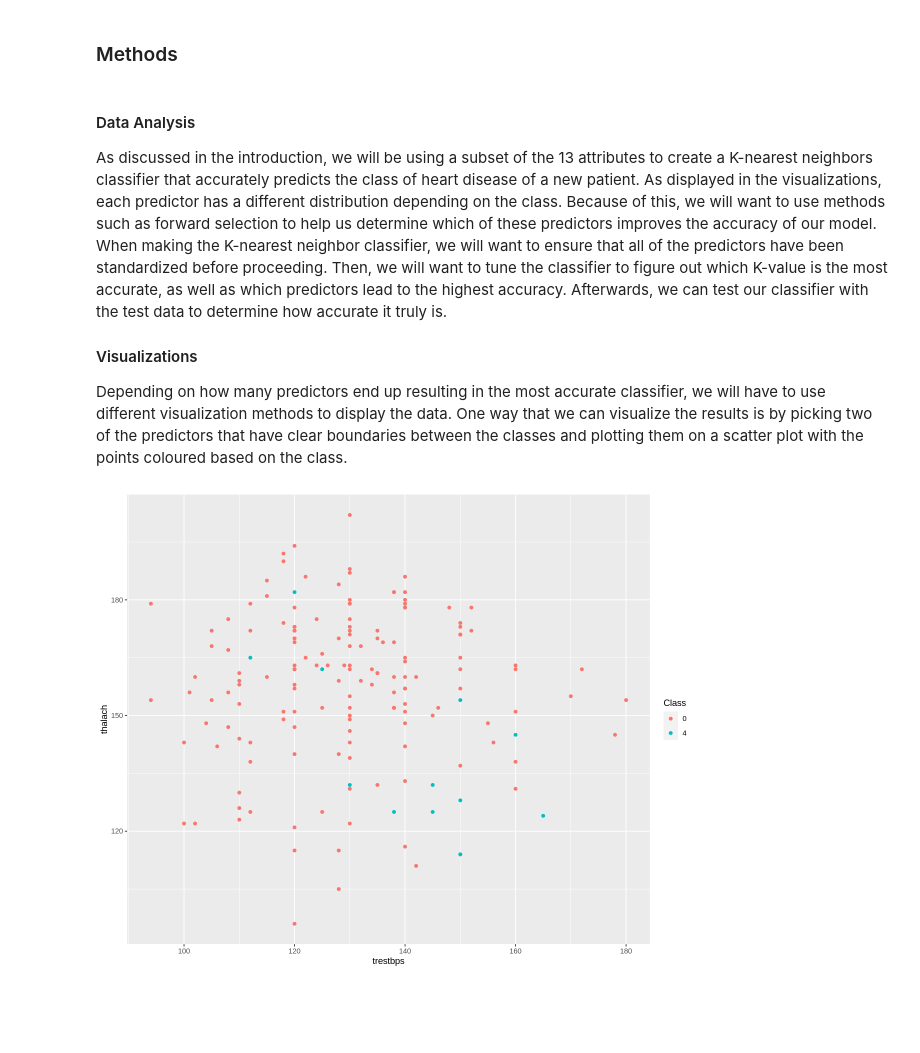
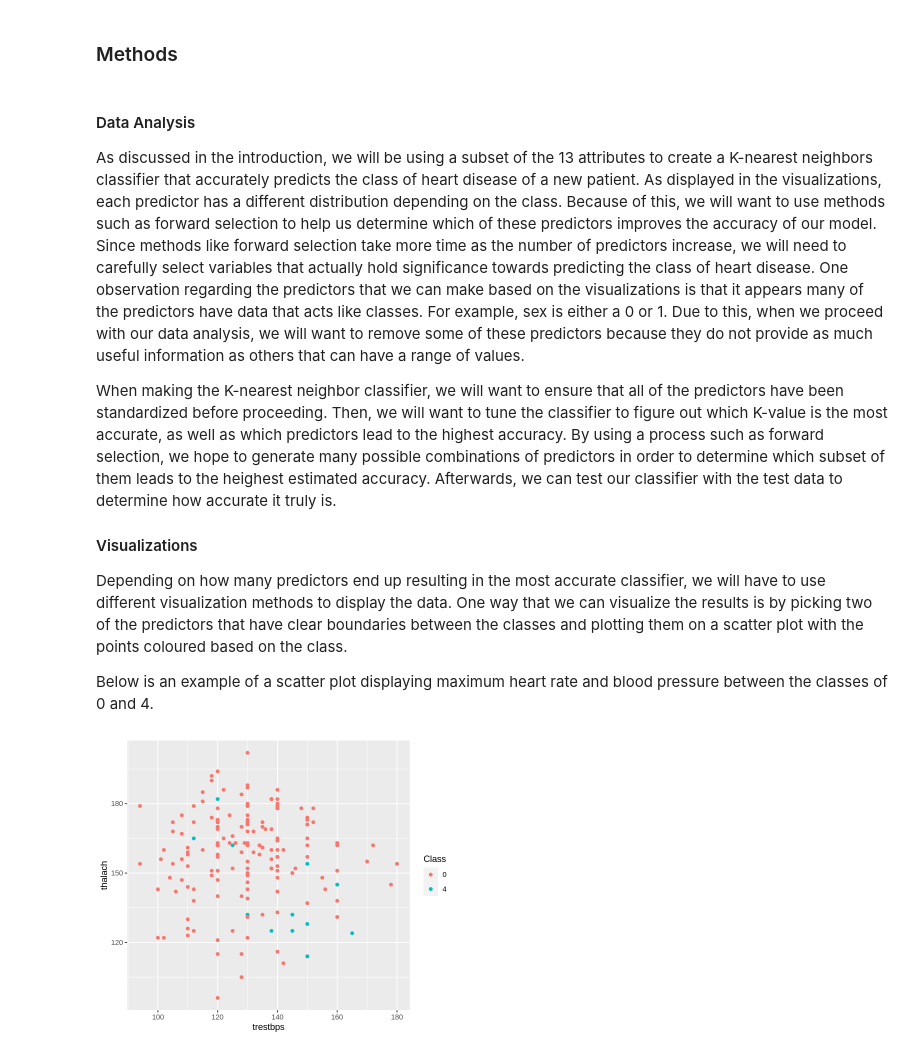
Before and after one commit to jamiema1/Predicting-Heart-Disease-with-KNN-Algorithm, a Jupyter notebook: heart_disease_data.ipynb, the cells around one changed output. Saved outputs shown, nothing was run; the diff lists cells and outputs as text; code cells hidden in the pictures; blank space fills up the shorter version.

Commit message:
Worked on the Methods and Outcomes sections

```diff
--- a/heart_disease_data.ipynb
+++ b/heart_disease_data.ipynb
@@ -311,13 +335,17 @@ grid.arrange(exang_plot,oldpeak_plot,slope_plot,ca_plot,thal_plot,ncol = 5)
 ### Methods
 # %% [markdown]
 #### Data Analysis
-As discussed in the introduction, we will be using a subset of the 13 attributes to create a K-nearest neighbors classifier that accurately predicts the class of heart disease of a new patient. As displayed in the visualizations, each predictor has a different distribution depending on the class. Because of this, we will want to use methods such as forward selection to help us determine which of these predictors improves the accuracy of our model. When making the K-nearest neighbor classifier, we will want to ensure that all of the predictors have been standardized before proceeding. Then, we will want to tune the classifier to figure out which K-value is the most accurate, as well as which predictors lead to the highest accuracy. Afterwards, we can test our classifier with the test data to determine how accurate it truly is.
+As discussed in the introduction, we will be using a subset of the 13 attributes to create a K-nearest neighbors classifier that accurately predicts the class of heart disease of a new patient. As displayed in the visualizations, each predictor has a different distribution depending on the class. Because of this, we will want to use methods such as forward selection to help us determine which of these predictors improves the accuracy of our model. Since methods like forward selection take more time as the number of predictors increase, we will need to carefully select variables that actually hold significance towards predicting the class of heart disease. One observation regarding the predictors that we can make based on the visualizations is that it appears many of the predictors have data that acts like classes. For example, sex is either a 0 or 1. Due to this, when we proceed with our data analysis, we will want to remove some of these predictors because they do not provide as much useful information as others that can have a range of values.
+
+When making the K-nearest neighbor classifier, we will want to ensure that all of the predictors have been standardized before proceeding. Then, we will want to tune the classifier to figure out which K-value is the most accurate, as well as which predictors lead to the highest accuracy. By using a process such as forward selection, we hope to generate many possible combinations of predictors in order to determine which subset of them leads to the heighest estimated accuracy. Afterwards, we can test our classifier with the test data to determine how accurate it truly is.
 #### Visualizations
 Depending on how many predictors end up resulting in the most accurate classifier, we will have to use different visualization methods to display the data. One way that we can visualize the results is by picking two of the predictors that have clear boundaries between the classes and plotting them on a scatter plot with the points coloured based on the class.
+
+Below is an example of a scatter plot displaying maximum heart rate and blood pressure between the classes of 0 and 4.
 # %%
-options(repr.plot.width = 10, repr.plot.height = 8)
+options(repr.plot.width = 6, repr.plot.height = 5)
 d <- filter(heart_data, Class == 0 | Class == 4)
 ggplot(d, aes(x=trestbps,y=thalach,color=Class)) +
     geom_point()
 # %% [output]
-[figure, old version]
+[figure, new version]
```
Also changed, not shown: parts of 3 cells of this notebook.
